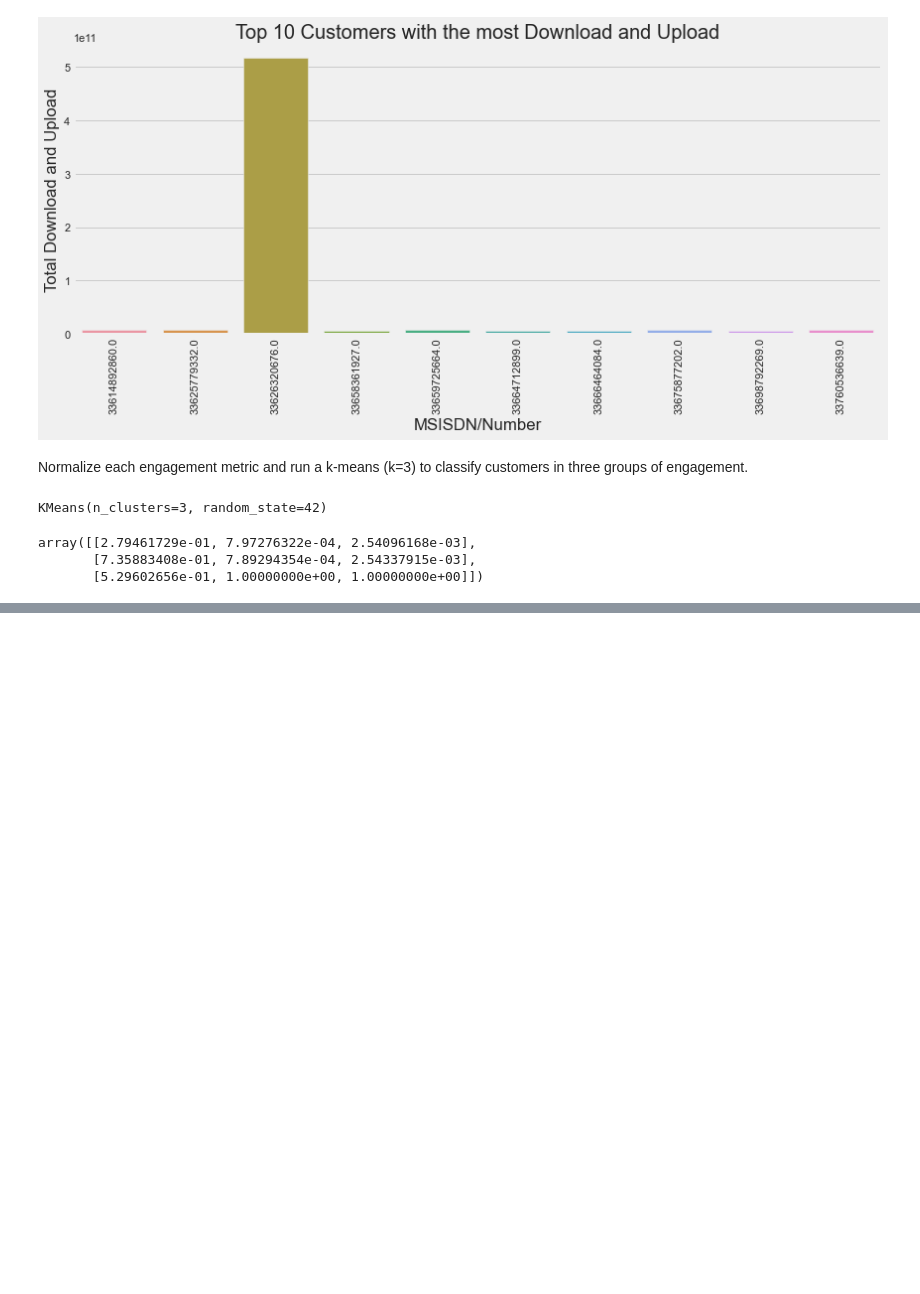
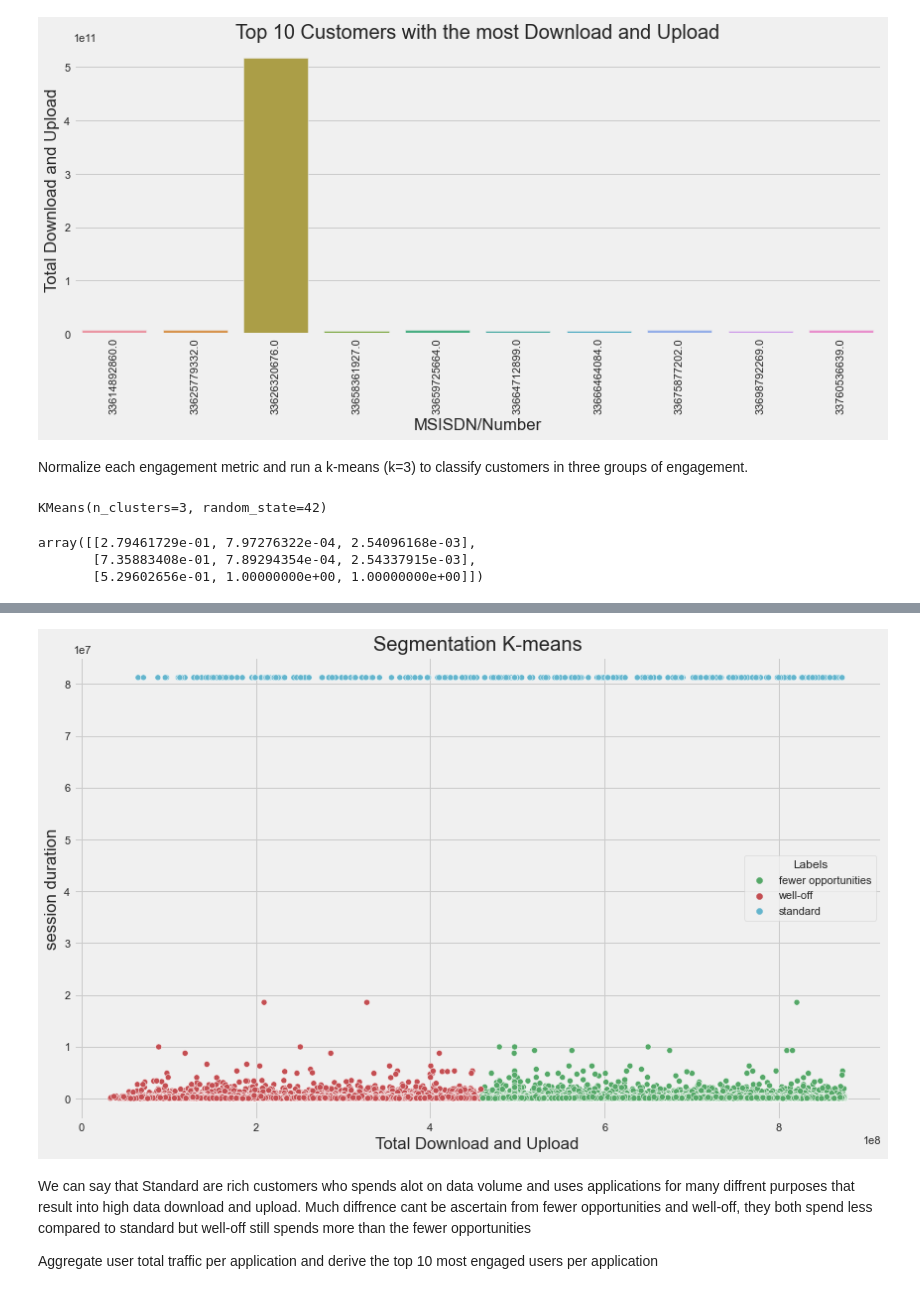
Before and after one commit to BekaluTa/Telecom-Data-Analysis, a Jupyter notebook: Notebooks/Task 2 User Requirement-Analysis.ipynb, the cells around one changed output, grey strips where cells are left out. Saved outputs shown, nothing was run; the diff lists cells and outputs as text; code cells hidden in the pictures; blank space fills up the shorter version.

```diff
--- a/Notebooks/Task 2 User Requirement-Analysis.ipynb
+++ b/Notebooks/Task 2 User Requirement-Analysis.ipynb
@@ -271,0 +373,22 @@ array([[2.79461729e-01, 7.97276322e-04, 2.54096168e-03],
+# %%
+# Add the segment labels to our table
+df_segm_kmeans['Labels'] = df_segm_kmeans['Segment K-means'].map({0:'well-off',
+                                                                  1:'fewer opportunities',
+                                                                  2:'standard',
+                                                                  })
+# %%
+# We plot the results from the K-means algorithm.
+# Each point in our data set is plotted with the color of the clusters it has been assigned to.
+test = df_segm_kmeans.sample(40000)
+x_axis = test['Total Download and Upload']
+y_axis = test['session duration']
+plt.figure(figsize = (13, 8))
+sns.scatterplot(x_axis, y_axis, hue = test['Labels'], palette = ['g', 'r', 'c'])
+plt.title('Segmentation K-means')
+plt.show()
+# %% [output]
+[figure, added]
+# %% [markdown]
+We can say that Standard are rich customers who spends alot on data volume and uses applications for many diffrent purposes that result into high data download and upload. Much diffrence cant be ascertain from fewer opportunities and well-off, they both spend less compared to standard but well-off still spends more than the fewer opportunities
+
+Aggregate user total traffic per application and derive the top 10 most engaged users per application
```
Also changed, not shown: parts of 25 cells of this notebook.
